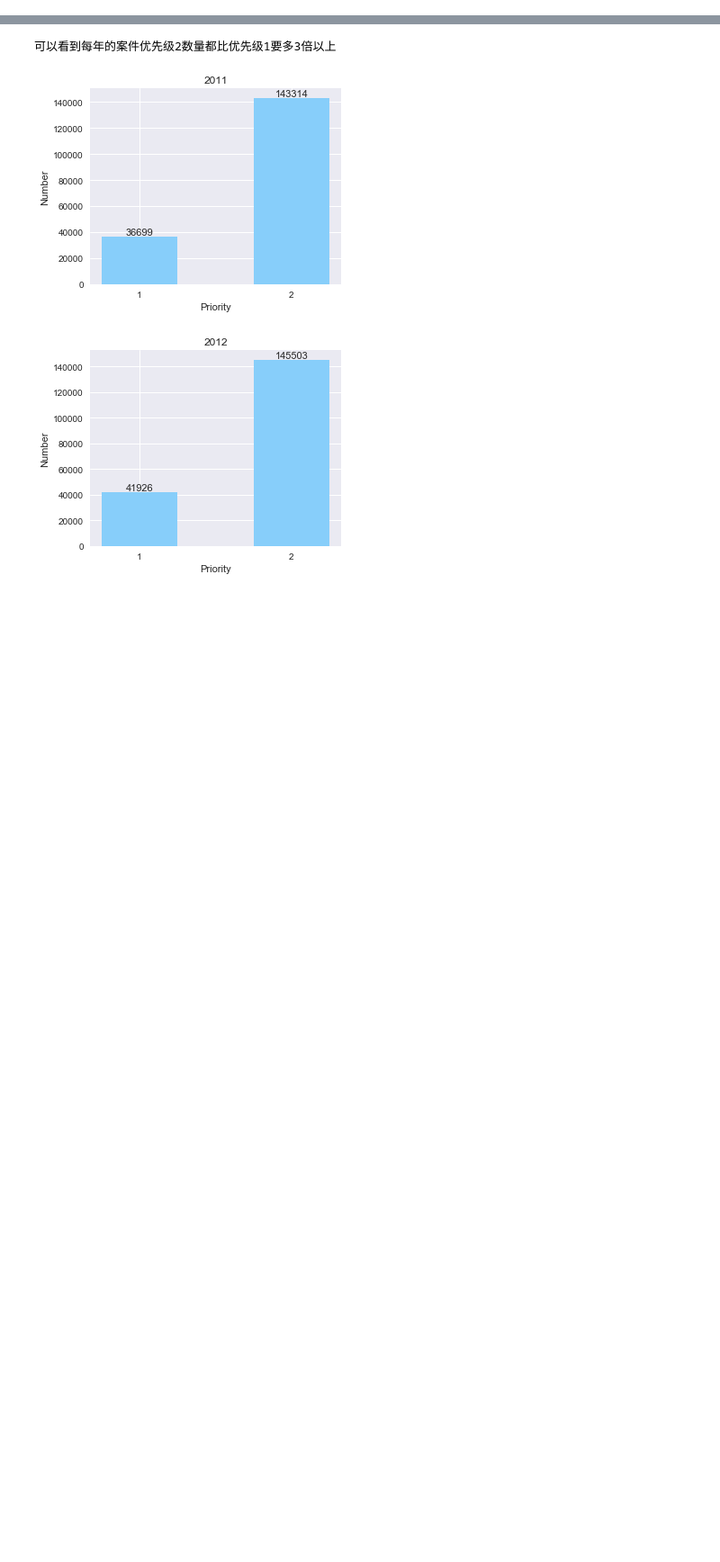
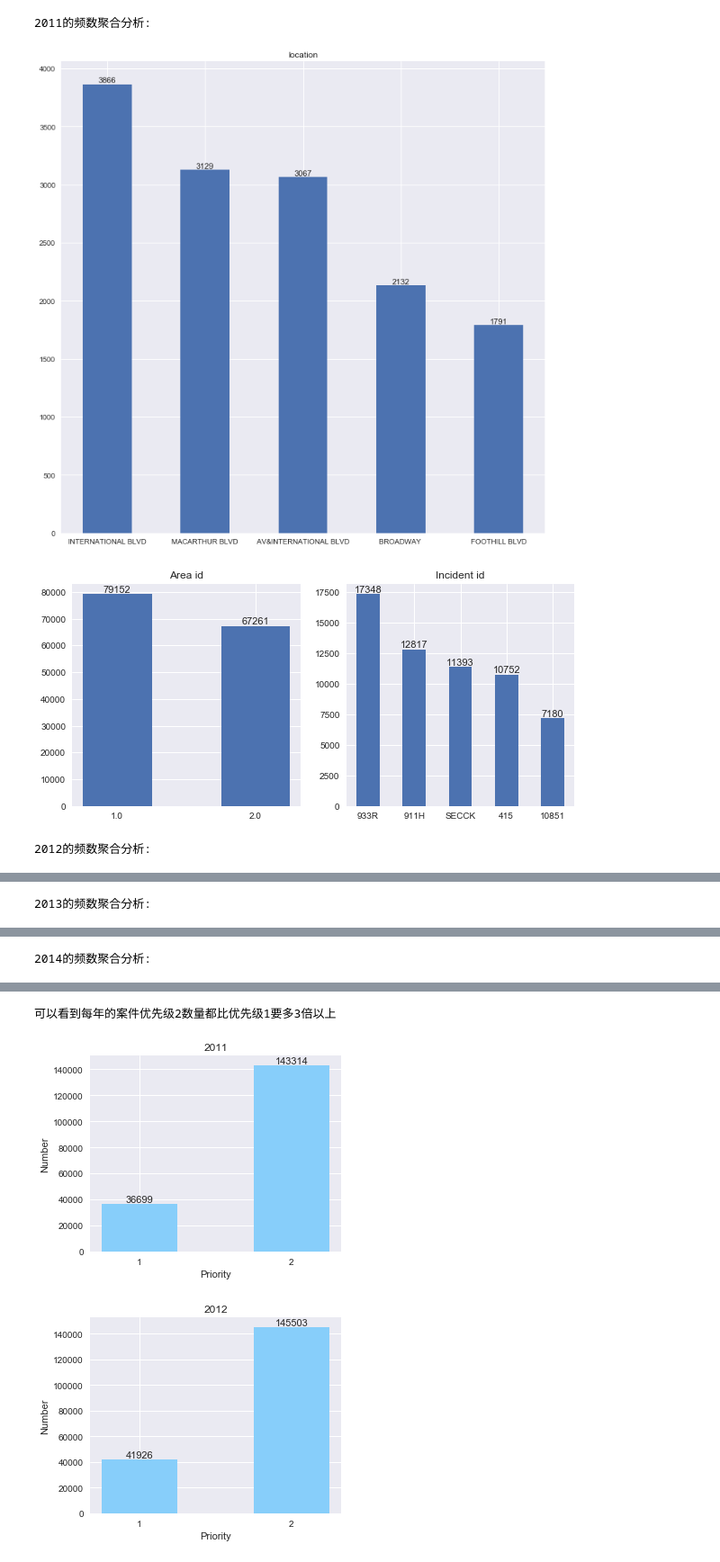
Before and after one commit to ReStartLuke/data-mining-homework1, a Jupyter notebook: Oakland Crime Statistics.ipynb, the cells around one changed output, grey strips where cells are left out. Shown at 90% size. Saved outputs shown, nothing was run; the diff lists cells and outputs as text; code cells hidden in the pictures; blank space fills up the shorter version.

```diff
--- a/Oakland Crime Statistics.ipynb
+++ b/Oakland Crime Statistics.ipynb
@@ -24 +24,79 @@ print("由于这个犯罪数据库并没有严格意义上的数值属性，因
 由于这个犯罪数据库并没有严格意义上的数值属性，因此无法对于数值属性进行五数概括，但可以进行一些其他有趣的统计
+# %%
+#频数聚合主要分析Location，Area id，Incident Type id
+#频数聚和2011~2016
+year=2011
+for datax in data_all:
+
+    data1_number=datax
+    data1_number=data1_number.dropna(axis=0,how='all')
+
+
+    print(str(year)+"的频数聚合分析:")
+    data1_location_g=[]
+    if(year==2012 or year==2014):
+        data1_location=data1_number["Location 1"].value_counts(sort=True)
+        data1_location=data1_location.head(5)
+        data1_location_name=data1_location.index.tolist()
+        data1_location_num=data1_location.values
+
+        for data_g in data1_location_name:
+            data1_location_g.append(data_g.split('"')[3])
+        data1_location_name=data1_location_g
+    elif(year==2013):
+        data1_location=data1_number["Location "].value_counts(sort=True)
+        data1_location=data1_location.head(5)
+        data1_location_name=data1_location.index.tolist()
+        data1_location_num=data1_location.values
+    else:
+        data1_location=data1_number["Location"].value_counts(sort=True)
+        data1_location=data1_location.head(5)
+        data1_location_name=data1_location.index.tolist()
+        data1_location_num=data1_location.values
+
+
+
+    data1_area=data1_number["Area Id"].value_counts(sort=True)
+    data1_area=data1_area.head(2)
+    data1_area_name=data1_area.index.tolist()
+    data1_area_num=data1_area.values
+
+    data1_id=data1_number["Incident Type Id"].value_counts(sort=True)
+    data1_id=data1_id.head(5)
+    data1_id_name=data1_id.index.tolist()
+    data1_id_num=data1_id.values
+
+
+    index=np.arange(5)
+    index_id=np.arange(2)
+    plt.figure(figsize=(12,12))
+    plt.bar(index,data1_location_num, 0.5, label="num")
+    plt.xticks(index,data1_location_name)
+    for a,b in zip(index,data1_location_num):
+        plt.text(a, b+0.05, '%.0f' % b, ha='center', va= 'bottom',fontsize=11)
+    plt.title("location")
+
+    plt.figure(figsize=(10,10))
+    ax1 = plt.subplot(2,2,1)
+    ax2 = plt.subplot(2,2,2)
+
+    plt.sca(ax1)
+    plt.bar(index_id,data1_area_num, 0.5, label="num")
+    plt.xticks(index_id,data1_area_name)
+    for a,b in zip(index_id,data1_area_num):
+        plt.text(a, b+0.05, '%.0f' % b, ha='center', va= 'bottom',fontsize=11)
+    plt.title("Area id")
+
+    plt.sca(ax2)
+    plt.bar(index,data1_id_num, 0.5, label="num")
+    plt.xticks(index,data1_id_name)
+    for a,b in zip(index,data1_id_num):
+        plt.text(a, b+0.05, '%.0f' % b, ha='center', va= 'bottom',fontsize=11)
+    plt.title("Incident id")
+    plt.show()
+    year+=1
+# %% [output]
+2011的频数聚合分析:
+[figure, added]
+[figure, added]
+2012的频数聚合分析:
@@ -24,0 +105 @@ print("由于这个犯罪数据库并没有严格意义上的数值属性，因
+2013的频数聚合分析:
@@ -24,0 +108 @@ print("由于这个犯罪数据库并没有严格意义上的数值属性，因
+2014的频数聚合分析:
```
Also changed, not shown: parts of 4 cells of this notebook, 4 other files.
